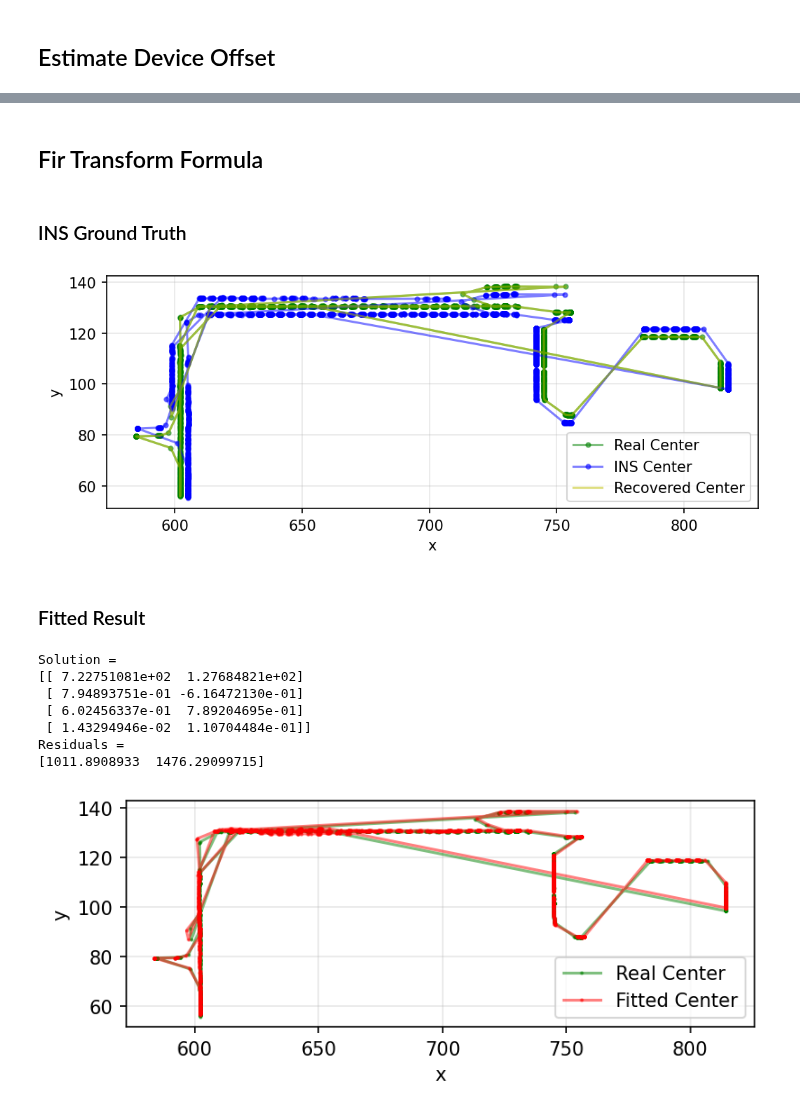
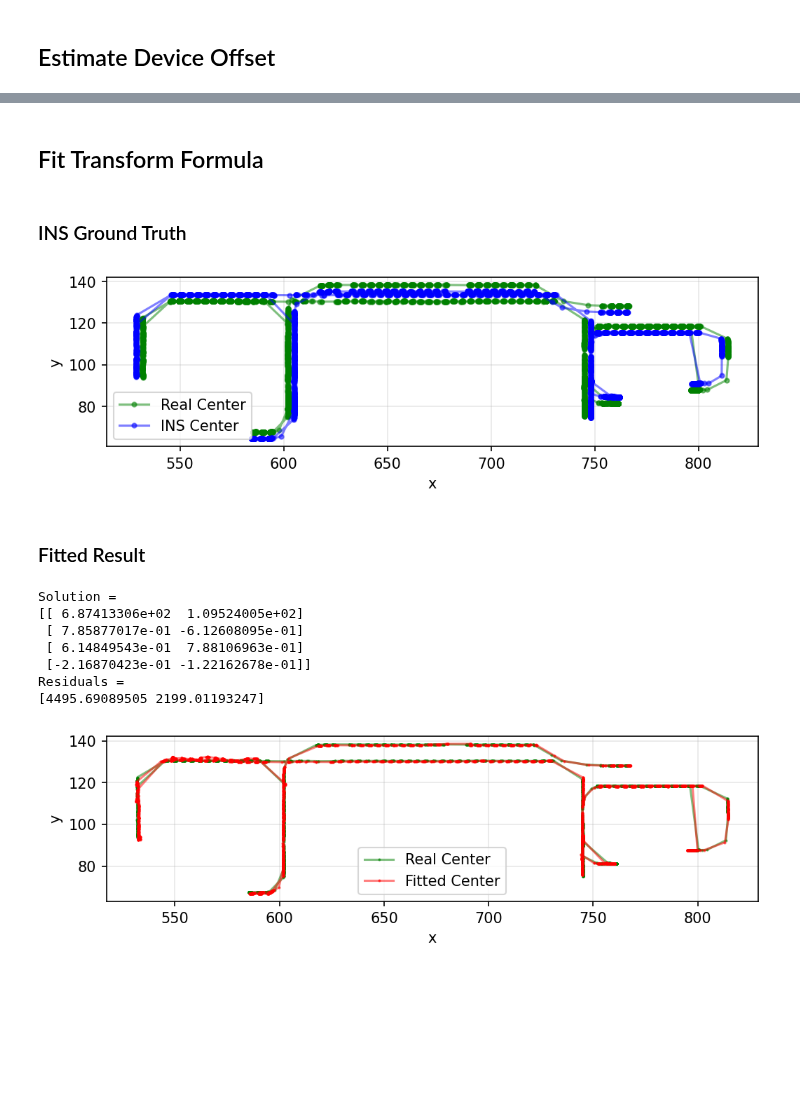
Before and after one commit to PeterAlbus/agv_parameter_visualization, a Jupyter notebook: coordinate_transform.ipynb, the cells around one changed output, grey strips where cells are left out. Saved outputs shown, nothing was run; the diff lists cells and outputs as text; code cells hidden in the pictures; blank space fills up the shorter version.

```diff
--- a/coordinate_transform.ipynb
+++ b/coordinate_transform.ipynb
@@ -26,13 +26,14 @@ lla_labels = ["gps_latitude", "gps_longitude", "gps_altitude"]
 # lla_labels = [label[:7] + "_integrated" for label in lla_labels]
 
 csv_paths = [
-    "../local/log/1128/车头x正向/tracking_control_node.csv",
-    "../local/log/1128/手动行驶1/tracking_control_node.csv",
-    "../local/log/1127/asc_1226/手动采集融合定位/tracking_control_node.csv",
-    "../local/log/1127/asc_1226/1127-恒温区直行/tracking_control_node.csv",
-    "../local/log/1127/asc_1226/1127-恒温区转弯1/tracking_control_node.csv",
-    "../local/log/1127/asc_1226/1127-恒温区转弯4/tracking_control_node.csv",
-    "../local/log/1126/asc_log/tracking_control_node.csv",
+    # "../local/log/1128/车头x正向/tracking_control_node.csv",
+    # "../local/log/1128/手动行驶1/tracking_control_node.csv",
+    # "../local/log/1127/asc_1226/手动采集融合定位/tracking_control_node.csv",
+    # "../local/log/1127/asc_1226/1127-恒温区直行/tracking_control_node.csv",
+    # "../local/log/1127/asc_1226/1127-恒温区转弯1/tracking_control_node.csv",
+    # "../local/log/1127/asc_1226/1127-恒温区转弯4/tracking_control_node.csv",
+    # "../local/log/1126/asc_log/tracking_control_node.csv",
+    "../local/log/1128/手动行驶全场/tracking_control_node.csv",
 ]
 
 df_log = pd.concat([
@@ -62,6 +63,7 @@ df_src = df_src_raw.loc[
     & np.isfinite(df_src_raw[lla_labels[0]])
     & np.isfinite(df_src_raw[lla_labels[1]])
     & np.isfinite(df_src_raw[lla_labels[2]])
+    & ((df_src_raw["x_center"] >= 560) | (df_src_raw["y_center"] >= 90))
 ]
 n_src = len(df_src)
 print(f"{n_src} out of {len(df_src_raw)} samples selected")
@@ -254,5 +258,5 @@ Estimated Device Offset =
 # %% [markdown]
-## Fir Transform Formula
+## Fit Transform Formula
 # %%
 INS_OFFSET_X = 0.465
 INS_OFFSET_Y = 2.950
@@ -276,30 +280,28 @@ def ins_to_center(ins_x, ins_y, heading):
 ### INS Ground Truth
 # %%
 x_ins, y_ins = center_to_ins(x_center, y_center, heading)
-x0_ins, y0_ins = center_to_ins(x0_center, y0_center, heading_0)
 
 fig = plt.figure(figsize=(8, 6), dpi=150)
 fig.set_facecolor("#fff")
 ax = fig.add_subplot()
 
 ax.plot(x_center, y_center, "g.-", alpha=0.5, label="Real Center")
 ax.plot(x_ins, y_ins, "b.-", alpha=0.5, label="INS Center")
-# ax.plot(x0_ins, y0_ins, "r+", alpha=0.8, label="INS Origin")
 
-x_center_recovered, y_center_recovered = \
-    ins_to_center(x_ins, y_ins, heading)
-ax.plot(x_center_recovered, y_center_recovered, "y-",
-        alpha=0.5, label="Recovered Center")
+# x_center_recovered, y_center_recovered = \
+#     ins_to_center(x_ins, y_ins, heading)
+# ax.plot(x_center_recovered, y_center_recovered, "y-",
+#         alpha=0.5, label="Recovered Center")
 
 ax.set(
     xlabel="x",
     ylabel="y",
     aspect="equal",
 )
 ax.legend()
 ax.grid(alpha=0.3)
 # %% [output]
-[figure, old version]
+[figure, new version]
 # %% [markdown]
 ### Fitted Result
 # %%
@@ -316,8 +318,6 @@ A_fit = np.hstack([
     # (u ** 2).reshape(column_shape),
 ])
 b_fit = np.hstack([
-    # (x_ins - x0_ins).reshape(column_shape),
-    # (y_ins - y0_ins).reshape(column_shape),
     x_ins.reshape(column_shape),
     y_ins.reshape(column_shape),
 ])
@@ -337,22 +337,18 @@ print(residuals_fit)
 # print(singular_values_fit)
 
 ins_fitted = A_fit @ solution_fit
-# x_ins_fitted = ins_fitted[:, 0].ravel() + x0_ins
-# y_ins_fitted = ins_fitted[:, 1].ravel() + y0_ins
 x_ins_fitted = ins_fitted[:, 0].ravel()
 y_ins_fitted = ins_fitted[:, 1].ravel()
 x_center_fitted, y_center_fitted = \
     ins_to_center(x_ins_fitted, y_ins_fitted, heading)
 
-fig = plt.figure(figsize=(6, 6), dpi=150)
+fig = plt.figure(figsize=(8, 8), dpi=150)
 fig.set_facecolor("#fff")
 ax = fig.add_subplot()
 
 ax.plot(x_center, y_center, "g.-", ms=2, alpha=0.5, label="Real Center")
 ax.plot(x_center_fitted, y_center_fitted, "r.-", ms=2,
         alpha=0.5, label="Fitted Center")
-
-# ax.plot(x0_center, y0_center, "kx", alpha=0.8, label="Reference Point")
 
 ax.set(
     xlabel="x",
@@ -363,13 +359,13 @@ ax.legend()
 ax.grid(alpha=0.3)
 # %% [output]
 Solution =
-[[ 7.22751081e+02  1.27684821e+02]
- [ 7.94893751e-01 -6.16472130e-01]
- [ 6.02456337e-01  7.89204695e-01]
- [ 1.43294946e-02  1.10704484e-01]]
+[[ 6.87413306e+02  1.09524005e+02]
+ [ 7.85877017e-01 -6.12608095e-01]
+ [ 6.14849543e-01  7.88106963e-01]
+ [-2.16870423e-01 -1.22162678e-01]]
 Residuals =
-[1011.8908933  1476.29099715]
+[4495.69089505 2199.01193247]
-[figure, old version]
+[figure, new version]
 # %%
 df_comp = pd.DataFrame({
     "x_center": x_center,
```
Also changed, not shown: parts of 9 cells of this notebook, 1 other file.
